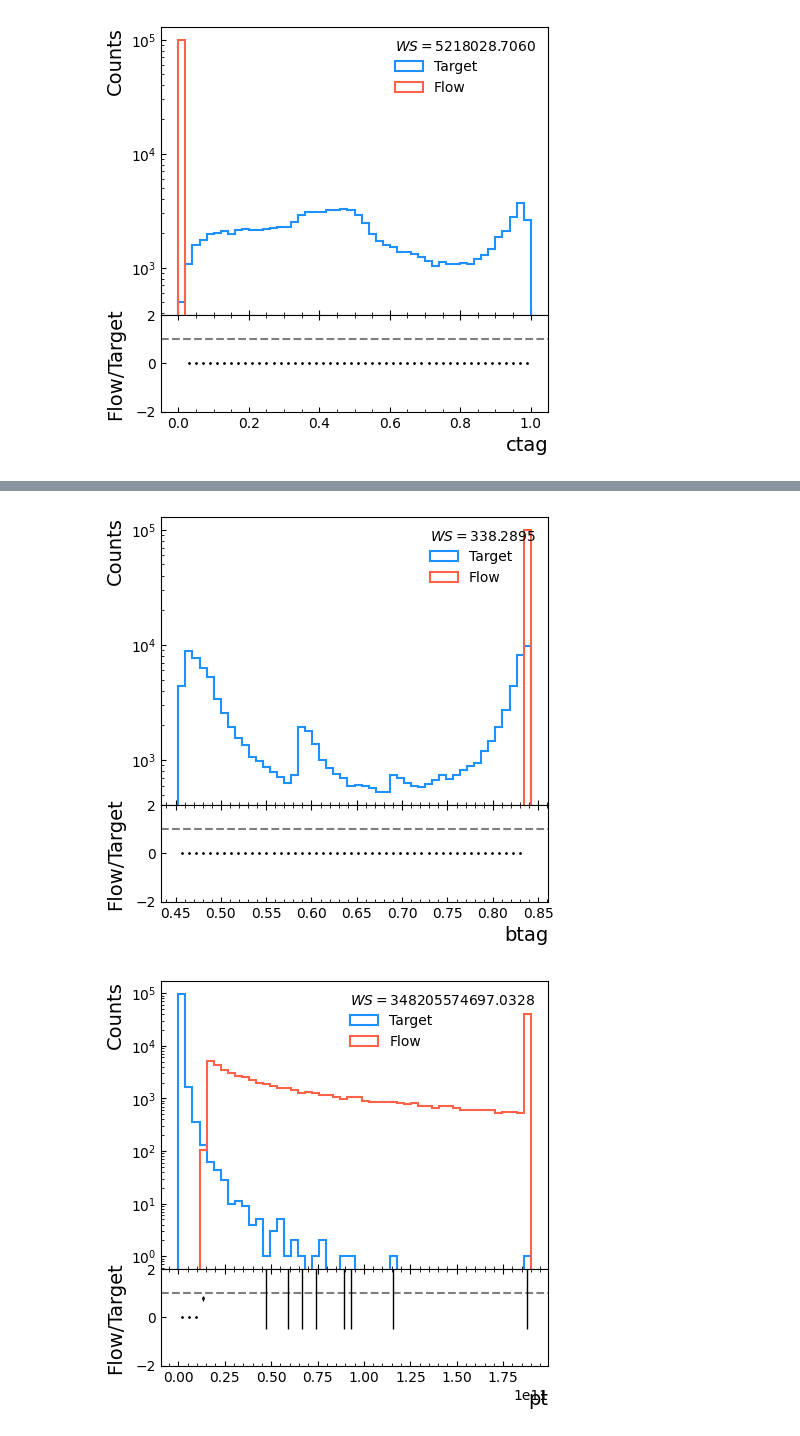
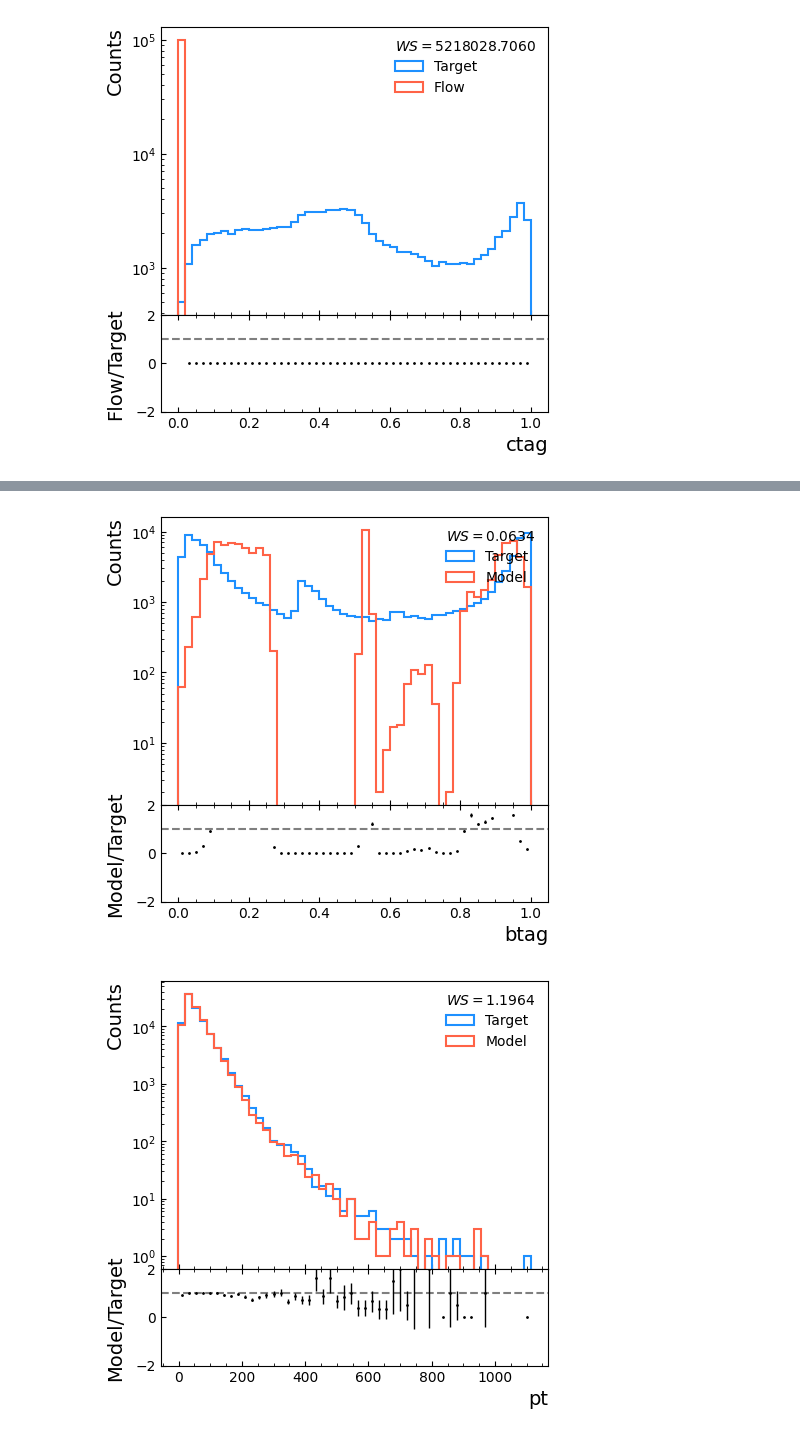
Before and after one commit to francesco-vaselli/iCSC-exercise, a Jupyter notebook: exercise.ipynb, the cells around one changed output, grey strips where cells are left out. Cells and saved outputs as stored; diff of their text form; code cells hidden in the pictures.

```diff
--- a/exercise.ipynb
+++ b/exercise.ipynb
@@ -328,10 +339,7 @@ def train_wgan(generator, discriminator, latent_dim, real_data, gen_data, real_d
 # Example usage
 latent_dim = 6
 output_dim = 6
-reco_train = torch.tensor(reco_train, dtype=torch.float32).to(device)
-gen_train = torch.tensor(gen_train, dtype=torch.float32).to(device)
-reco_val = torch.tensor(reco_val, dtype=torch.float32).to(device)
-gen_val = torch.tensor(gen_val, dtype=torch.float32).to(device)
+
 
 generator = Generator(latent_dim*2, output_dim).to(device)
 discriminator = Discriminator(output_dim).to(device)
@@ -511,8 +536,8 @@ def train_vae(vae, reco, gen, reco_val, gen_val, num_epochs, batch_size, lr):
 
     return loss_train, loss_val
 # %%
-vae = VAE(input_dim=6, hidden_dim=32, latent_dim=6).to(device)
-summary(vae, [(6,),(6,)])
+vae = VAE(input_dim=6, hidden_dim=64, latent_dim=2, n_layers=4).to(device)
+print(summary(vae, [(6,),(6,)]))
 # %% [output]
 ----------------------------------------------------------------
         Layer (type)               Output Shape         Param #
@@ -534,11 +558,0 @@ Estimated Total Size (MB): 0.02
-# %%
-num_epochs = 50
-batch_size = 128
-lr = 0.001
-reco_train = torch.tensor(reco_train, dtype=torch.float32).to(device)
-gen_train = torch.tensor(gen_train, dtype=torch.float32).to(device)
-reco_val = torch.tensor(reco_val, dtype=torch.float32).to(device)
-gen_val = torch.tensor(gen_val, dtype=torch.float32).to(device)
-
-
-loss_train, loss_val = train_vae(vae, reco_train, gen_train, reco_val, gen_val, num_epochs, batch_size, lr)
@@ -564,16 +584,13 @@ KeyboardInterrupt:
 # %%
 # generate
 with torch.no_grad():
-    reco_val = torch.tensor(reco_val, dtype=torch.float32).to(device)
-    gen_val = torch.tensor(gen_val, dtype=torch.float32).to(device)
-    x_recon, _, _ = vae(reco_val, gen_val)
-    x_recon = x_recon.cpu().numpy()
-    reco_val = reco_val.cpu().numpy()
-    reco_val, gen_val = preprocessor.invert(reco_val, gen_val.cpu().numpy())
-    x_recon, gen_val = preprocessor.invert(x_recon, gen_val)
+    x_recon = vae.sample(gen_val_torch).cpu().numpy()
+    x_recon, _ = preprocessor.invert(x_recon, gen_val)
+    reco_val_phys, _ = preprocessor.invert(reco_val, gen_val)
+
 
 for i in range(6):
-    plot_1d_hist(x_recon[:, i], reco_val[:, i], label=reco_features[i], title=f'Reconstructed vs Real {reco_features[i]}', bins=50, logScale=True)
+    plot_1d_hist(x_recon[:, i], reco_val_phys[:, i], label=reco_features[i], title=f'Reconstructed vs Real {reco_features[i]}', bins=50, logScale=True)
 # %% [output]
-[figure, old version]
+[figure, new version]
-[figure, old version]
+[figure, new version]
```
Also changed, not shown: parts of 29 cells of this notebook, 1 other file.
